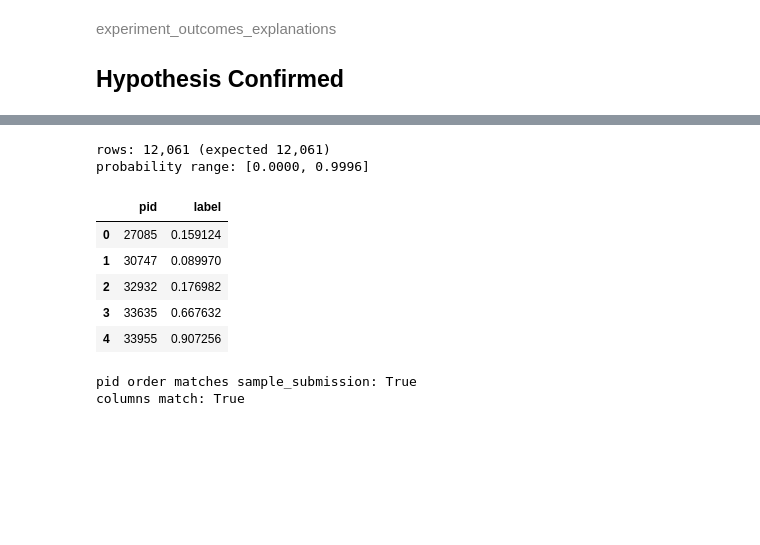
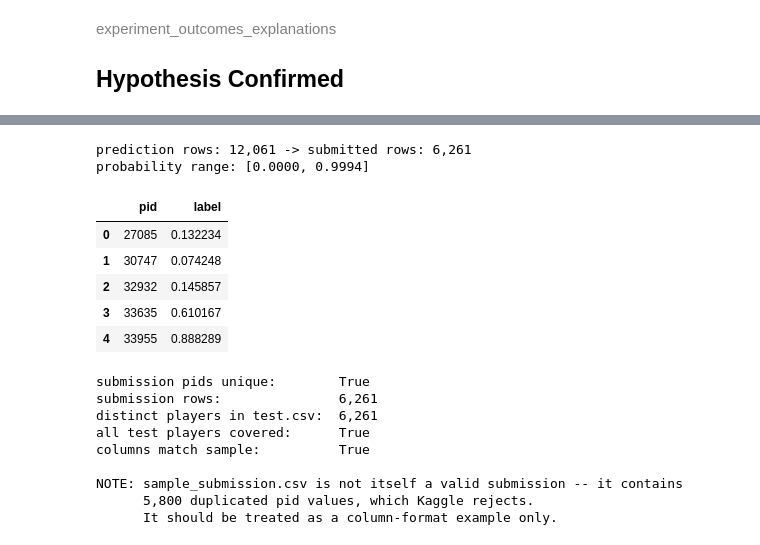
Before and after one commit to abychopda/nba-career-longevity-prediction, a Jupyter notebook: notebooks/36120-26SP-group36-26666293-AT1-experiment-1.ipynb, the cells around one changed output, grey strips where cells are left out. Drawn from its saved outputs; the diff is of its cells as text; code cells hidden in the pictures; blank space fills up the shorter version.

Commit message:
Experiment 1: submit one row per player, trim explanations

```diff
--- a/notebooks/36120-26SP-group36-26666293-AT1-experiment-1.ipynb
+++ b/notebooks/36120-26SP-group36-26666293-AT1-experiment-1.ipynb
@@ -481,11 +522,17 @@ IDENTIFIERS = ["pid", "num"]          # row keys and jersey number: no predictiv
 UNRELIABLE = ["type"]                 # metadata says metric category; data holds city strings
 HIGH_CARDINALITY = ["team"]           # 353 levels, would explode a one-hot baseline
 SUPERSEDED = ["ht", "yr", "dob"]      # replaced by parsed / engineered versions in E and F
+EXTRAPOLATED = ["year"]               # test seasons lie entirely outside the fitted range
 
+EXCLUDED = IDENTIFIERS + UNRELIABLE + HIGH_CARDINALITY + SUPERSEDED + EXTRAPOLATED
 for name, cols in [("identifiers", IDENTIFIERS), ("unreliable", UNRELIABLE),
-                   ("high cardinality", HIGH_CARDINALITY), ("superseded", SUPERSEDED)]:
+                   ("high cardinality", HIGH_CARDINALITY), ("superseded", SUPERSEDED),
+                   ("extrapolated", EXTRAPOLATED)]:
     print(f"{name:<18} {cols}")
 
+print(f"\ntrain seasons {sorted(train['year'].unique())[0]}-{sorted(train['year'].unique())[-1]}"
+      f" | test seasons {sorted(test['year'].unique())[0]}-{sorted(test['year'].unique())[-1]}")
+print("every test season sits outside the fitted range, so `year` cannot be extrapolated safely")
 print(f"\nteam levels: {train['team'].nunique()} | conf levels: {train['conf'].nunique()} | role levels: {train['role'].nunique()}")
 # %% [output]
 identifiers        ['pid', 'num']
@@ -531,8 +578,7 @@ Columns are screened first on provenance rather than on correlation. Identifiers
 ### D.2 Approach "Completeness and variance screen"
 # %%
 # <Student to fill this section>
-candidates = [c for c in train.columns
-              if c not in IDENTIFIERS + UNRELIABLE + HIGH_CARDINALITY + SUPERSEDED + [target_name]]
+candidates = [c for c in train.columns if c not in EXCLUDED + [target_name]]
 numeric = train[candidates].select_dtypes("number")
 
 completeness = (1 - train[candidates].isna().mean()).sort_values()
@@ -909,7 +945,7 @@ ENGINEERED = ["ht_inches", "yr_level", "is_ranked", "age_at_season"]
 CATEGORICAL = ["conf", "role"]
 
 model_columns = [c for c in features_list if c in train_clean.columns and c not in CATEGORICAL]
-model_columns = [c for c in model_columns if c not in ("ht", "yr", "dob")] + ENGINEERED
+model_columns = [c for c in model_columns if c not in ("ht", "yr", "dob", "year")] + ENGINEERED
 
 def build_matrix(frame):
     subset = frame[model_columns + CATEGORICAL].copy()
@@ -918,4 +954,5 @@ def build_matrix(frame):
 X_all = build_matrix(train_clean)
 X_kaggle = build_matrix(test_clean)
 print(f"train matrix {X_all.shape} | kaggle matrix {X_kaggle.shape}")
+print(f"`year` excluded from the matrix: {'year' not in X_all.columns}")
 # %% [output]
@@ -958,7 +996,7 @@ aligned: train (37703, 104) | kaggle (12061, 104)
 identical column order: True
 # %%
 # <Student to fill this section>
-y_all = train_clean[target_name]
+_, y_all = pop_target(train_clean, target_name)
 groups_all = train_clean["pid"]
 years_all = train_clean["year"]
 kaggle_pids = test_clean["pid"]
@@ -1563,25 +1591,44 @@ The hypothesis was that college statistics carry signal for NBA longevity beyond
 # %%
 # <Student to fill this section>
-kaggle_probabilities = model.predict_proba(X_kaggle_prepared)[:, 1]
+# Kaggle requires one row per player. test.csv holds up to four seasons each, so the
+# row-level predictions are pooled by mean, the rule that scored best in cross-validation.
+kaggle_row_probabilities = model.predict_proba(X_kaggle_prepared)[:, 1]
+player_probabilities = pool_by_player(kaggle_pids, kaggle_row_probabilities, how="mean")
 
-submission = write_submission(kaggle_pids, kaggle_probabilities, "../reports/submission_experiment_1.csv")
-print(f"rows: {len(submission):,} (expected 12,061)")
-print(f"probability range: [{kaggle_probabilities.min():.4f}, {kaggle_probabilities.max():.4f}]")
+submission = write_submission(player_probabilities.index, player_probabilities.values,
+                              "../reports/submission_experiment_1.csv")
+print(f"prediction rows: {len(kaggle_row_probabilities):,} -> submitted rows: {len(submission):,}")
+print(f"probability range: [{submission['label'].min():.4f}, {submission['label'].max():.4f}]")
 submission.head()
 # %% [output]
-rows: 12,061 (expected 12,061)
-probability range: [0.0000, 0.9996]
+prediction rows: 12,061 -> submitted rows: 6,261
+probability range: [0.0000, 0.9994]
 |  | pid | label |
-| 0 | 27085 | 0.159124 |
-| 1 | 30747 | 0.089970 |
-| 2 | 32932 | 0.176982 |
-| 3 | 33635 | 0.667632 |
-| 4 | 33955 | 0.907256 |
+| 0 | 27085 | 0.132234 |
+| 1 | 30747 | 0.074248 |
+| 2 | 32932 | 0.145857 |
+| 3 | 33635 | 0.610167 |
+| 4 | 33955 | 0.888289 |
-# %%
-# <Student to fill this section>
-sample = pd.read_csv(RAW / "sample_submission.csv")
-print(f"pid order matches sample_submission: {list(submission['pid']) == list(sample['pid'])}")
-print(f"columns match: {list(submission.columns) == list(sample.columns)}")
-# %% [output]
-pid order matches sample_submission: True
-columns match: True
+# %%
+# <Student to fill this section>
+sample = pd.read_csv(RAW / "sample_submission.csv")
+
+print(f"submission pids unique:        {submission['pid'].is_unique}")
+print(f"submission rows:               {len(submission):,}")
+print(f"distinct players in test.csv:  {test['pid'].nunique():,}")
+print(f"all test players covered:      {set(submission['pid']) == set(test['pid'])}")
+print(f"columns match sample:          {list(submission.columns) == list(sample.columns)}")
+print()
+print("NOTE: sample_submission.csv is not itself a valid submission -- it contains")
+print(f"      {len(sample) - sample['pid'].nunique():,} duplicated pid values, which Kaggle rejects.")
+print("      It should be treated as a column-format example only.")
+# %% [output]
+submission pids unique:        True
+submission rows:               6,261
+distinct players in test.csv:  6,261
+all test players covered:      True
+columns match sample:          True
+
+NOTE: sample_submission.csv is not itself a valid submission -- it contains
+      5,800 duplicated pid values, which Kaggle rejects.
+      It should be treated as a column-format example only.
```
Also changed, not shown: parts of 60 cells of this notebook, 2 other files.
